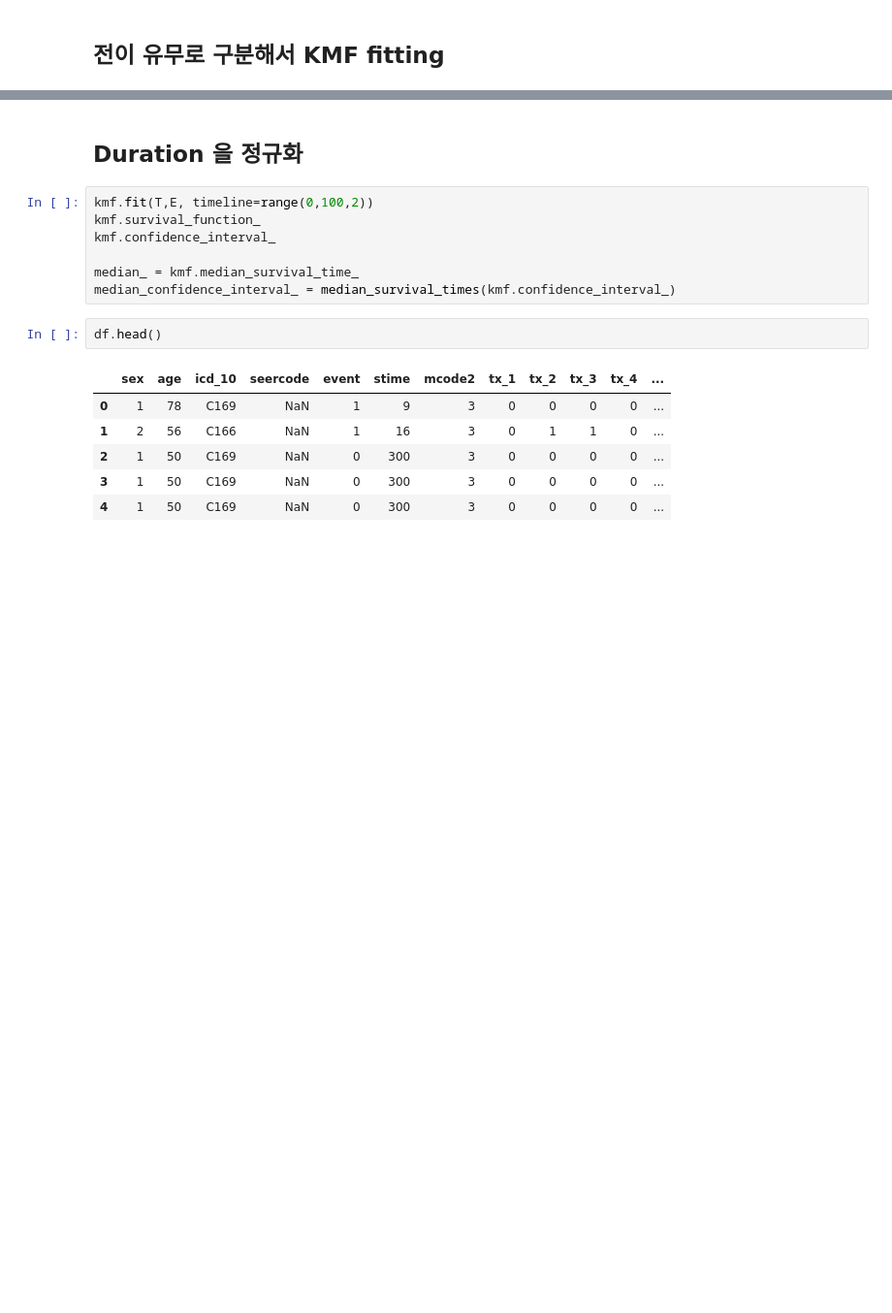
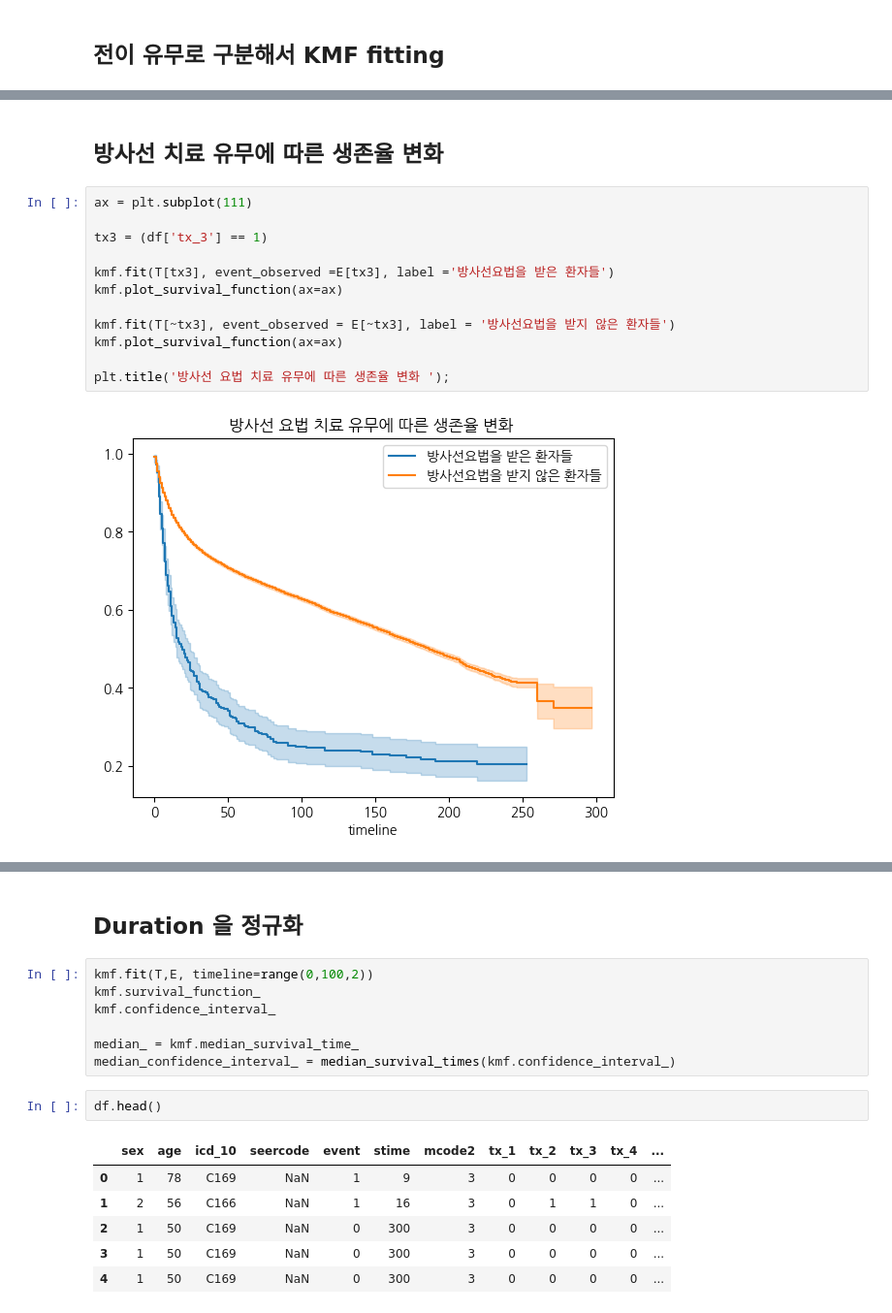
Before and after one commit to dohunhyeong/Busan_cancer_surv_analysis, a Jupyter notebook: SURV_MODEL.ipynb, the cells around one changed output, grey strips where cells are left out. Shown: that part at 97% size. Cells and saved outputs as stored; diff of their text form; blank space fills up the shorter version.

```diff
--- a/SURV_MODEL.ipynb
+++ b/SURV_MODEL.ipynb
@@ -71,0 +145,16 @@ AttributeError: 'Legend' object has no attribute 'legendHandles'
+# %% [markdown]
+## 방사선 치료 유무에 따른 생존율 변화
+# %%
+ax = plt.subplot(111)
+
+tx3 = (df['tx_3'] == 1)
+
+kmf.fit(T[tx3], event_observed =E[tx3], label ='방사선요법을 받은 환자들')
+kmf.plot_survival_function(ax=ax)
+
+kmf.fit(T[~tx3], event_observed = E[~tx3], label = '방사선요법을 받지 않은 환자들')
+kmf.plot_survival_function(ax=ax)
+
+plt.title('방사선 요법 치료 유무에 따른 생존율 변화 ');
+# %% [output]
+[figure, added]
```
Also changed, not shown: parts of 18 cells of this notebook.
